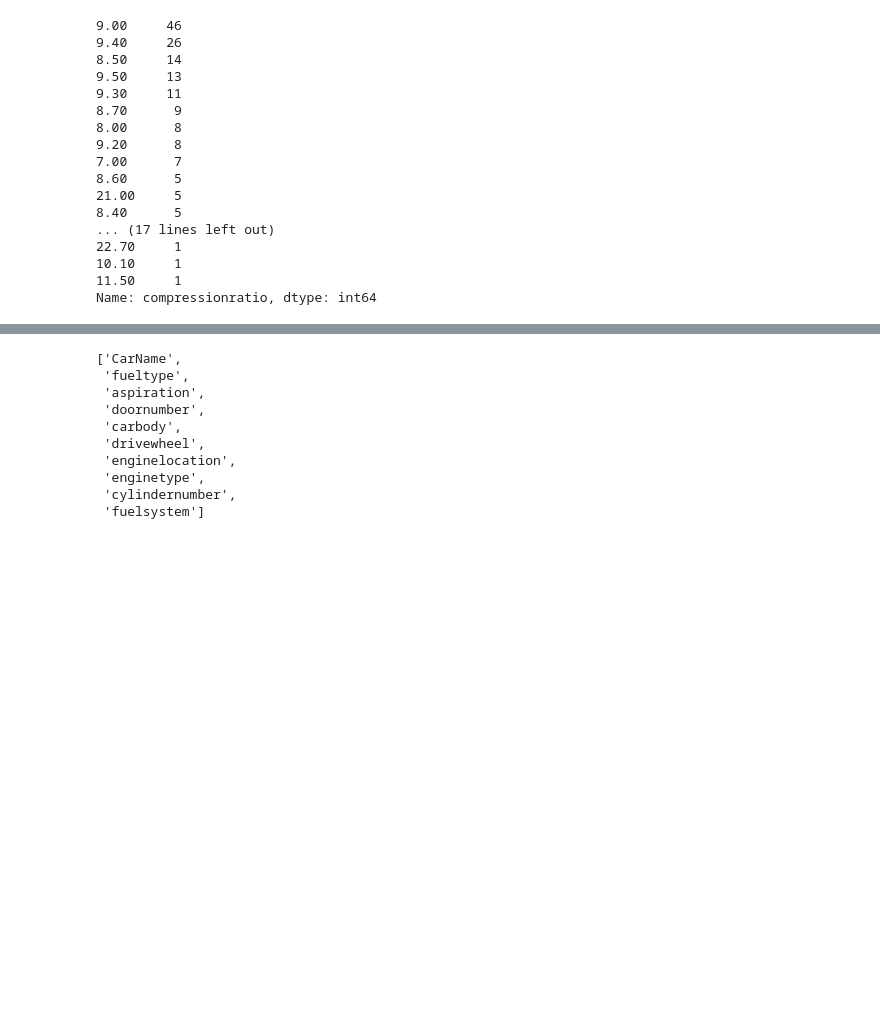
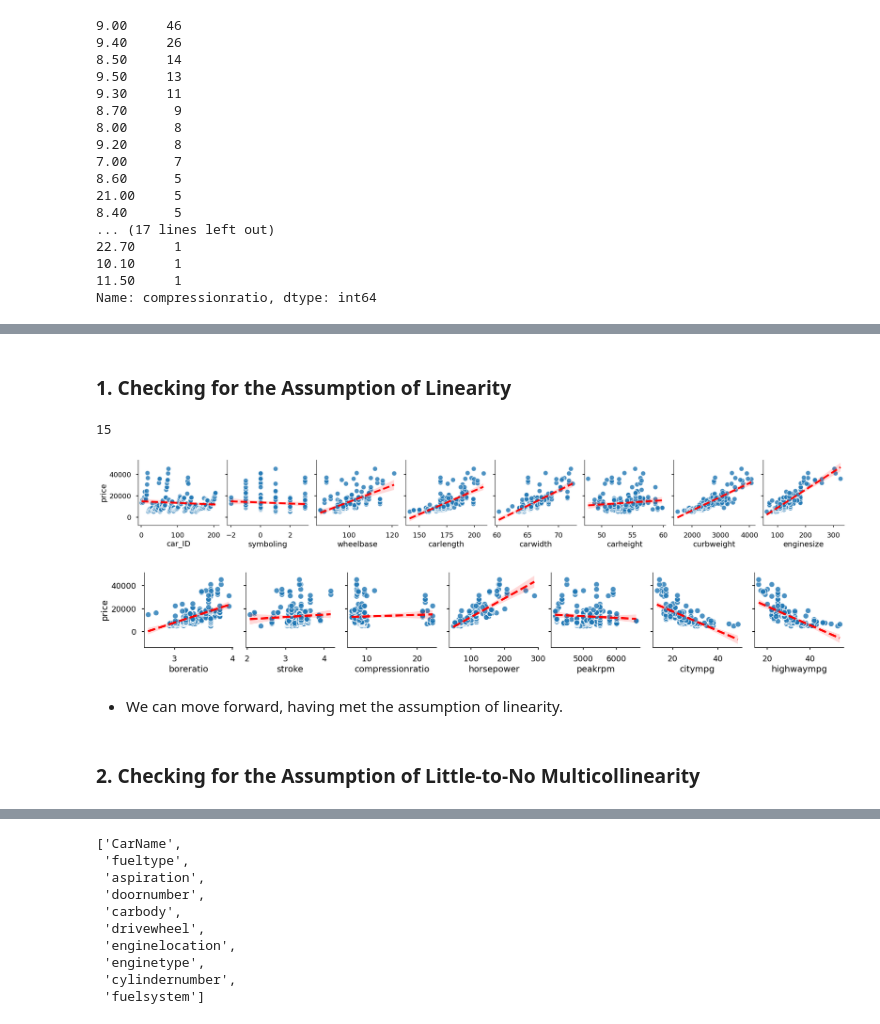
Before and after one commit to Mhoover41/Linear-Regression-in-Statsmodels--Practice-, a Jupyter notebook: Linear Regression in Statsmodels (Practice).ipynb, the cells around one changed output, grey strips where cells are left out. Drawn from its saved outputs; the diff is of its cells as text; code cells hidden in the pictures; blank space fills up the shorter version.

```diff
--- a/Linear Regression in Statsmodels (Practice).ipynb
+++ b/Linear Regression in Statsmodels (Practice).ipynb
@@ -113,0 +144,23 @@ Name: compressionratio, dtype: int64
+# %% [markdown]
+### 1.  Checking for the Assumption of Linearity
+# %%
+## saving list of numeric features to slice for pairplot
+num_selector = make_column_selector(dtype_include='number')
+cols = num_selector(df.drop(columns='price'))
+len(cols)
+# %% [output]
+15
+# %%
+## Making a pairplot with regression lines
+sns.pairplot(df, y_vars='price',kind='reg',x_vars=cols[:8],
+             plot_kws=dict(line_kws={'color':'red', 'ls':'--'},
+                           scatter_kws={'edgecolor':'white','lw':1}));
+# %% [output]
+[figure, added]
+# %%
+## Making a pairplot with regression lines
+sns.pairplot(df, y_vars='price',kind='reg',x_vars=cols[8:],
+             plot_kws=dict(line_kws={'color':'red', 'ls':'--'},
+                           scatter_kws={'edgecolor':'white','lw':1}));
+# %% [output]
+[figure, added]
@@ -113,0 +170,4 @@ Name: compressionratio, dtype: int64
+# %% [markdown]
+- We can move forward, having met the assumption of linearity.
+# %% [markdown]
+### 2. Checking for the Assumption of Little-to-No Multicollinearity
```
Also changed, not shown: parts of 59 cells of this notebook, 1 other file.
